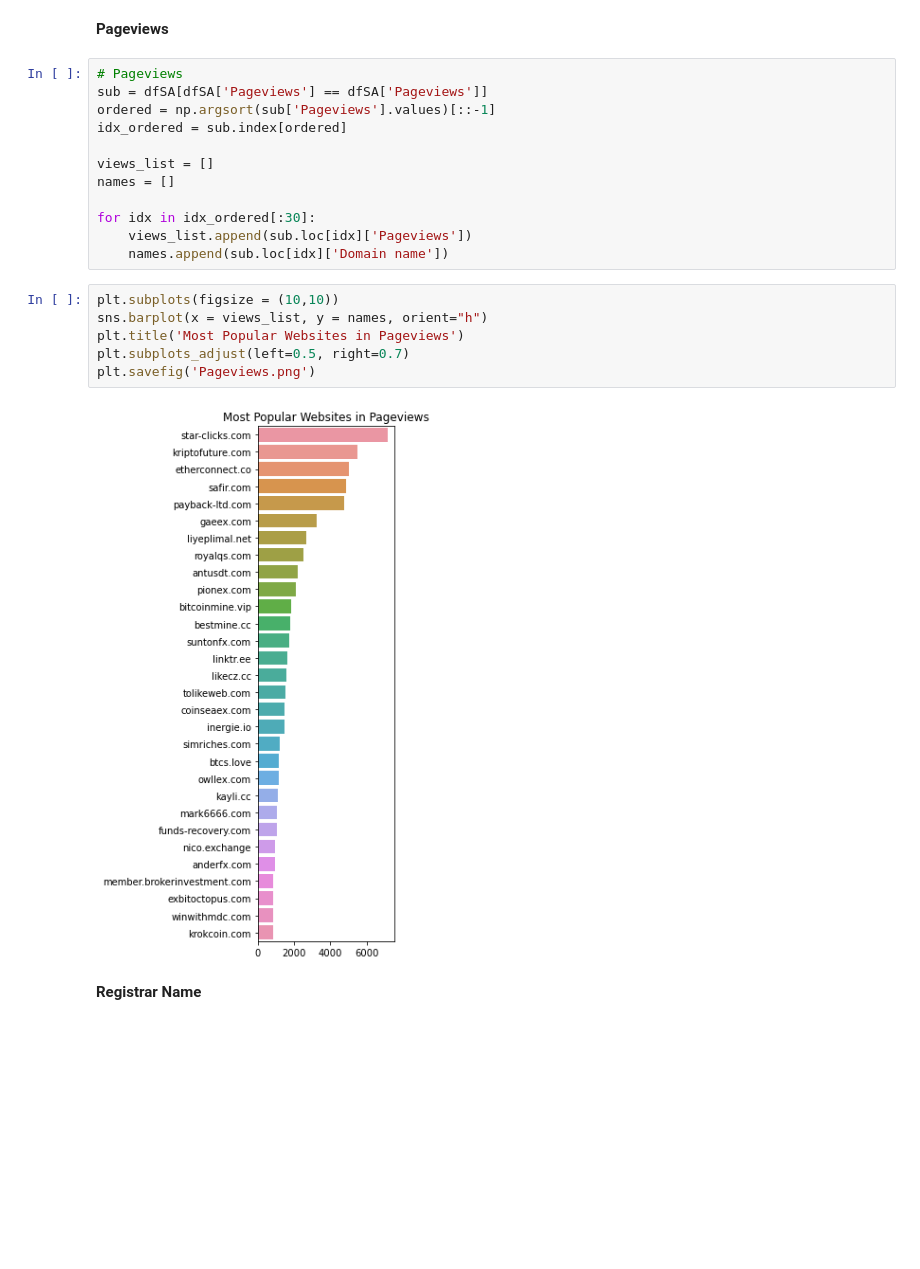
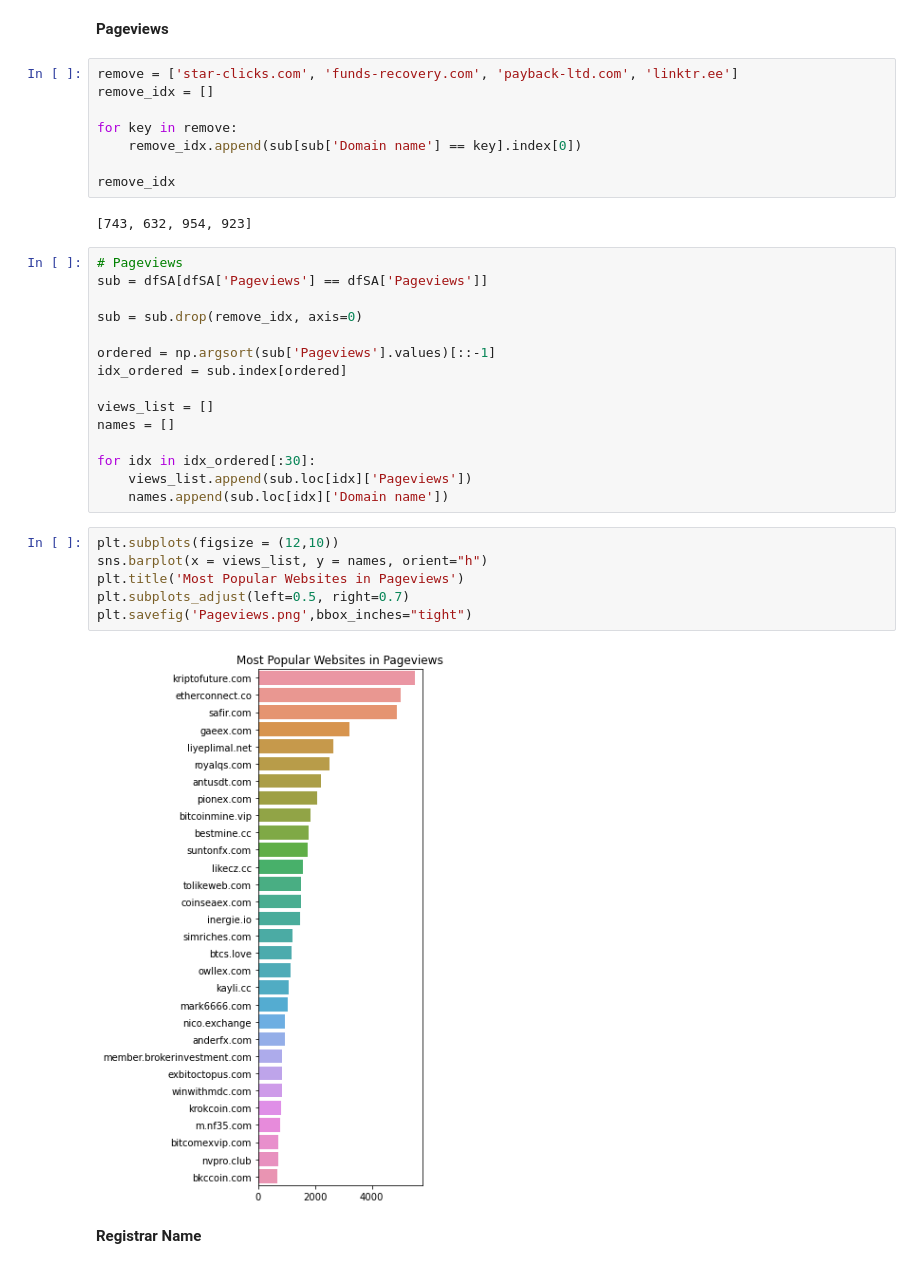
Before and after one commit to elisawarner/GASO_NetworkAnalysis, a Jupyter notebook: IPDataAnalysis.ipynb, the cells around one changed output. Cells and saved outputs as stored; diff of their text form; blank space fills up the shorter version.

```diff
--- a/IPDataAnalysis.ipynb
+++ b/IPDataAnalysis.ipynb
@@ -128,9 +132,22 @@ loc_dict['CN']
 37
 # %% [markdown]
 **Pageviews**
+# %%
+remove = ['star-clicks.com', 'funds-recovery.com', 'payback-ltd.com', 'linktr.ee']
+remove_idx = []
+
+for key in remove:
+    remove_idx.append(sub[sub['Domain name'] == key].index[0])
+
+remove_idx
+# %% [output]
+[743, 632, 954, 923]
 # %%
 # Pageviews
 sub = dfSA[dfSA['Pageviews'] == dfSA['Pageviews']]
+
+sub = sub.drop(remove_idx, axis=0)
+
 ordered = np.argsort(sub['Pageviews'].values)[::-1]
 idx_ordered = sub.index[ordered]
 
@@ -141,13 +158,13 @@ for idx in idx_ordered[:30]:
     views_list.append(sub.loc[idx]['Pageviews'])
     names.append(sub.loc[idx]['Domain name'])
 # %%
-plt.subplots(figsize = (10,10))
+plt.subplots(figsize = (12,10))
 sns.barplot(x = views_list, y = names, orient="h")
 plt.title('Most Popular Websites in Pageviews')
 plt.subplots_adjust(left=0.5, right=0.7)
-plt.savefig('Pageviews.png')
+plt.savefig('Pageviews.png',bbox_inches="tight")
 # %% [output]
-[figure, old version]
+[figure, new version]
 # %% [markdown]
 **Registrar Name**
 # %%
```
Also changed, not shown: parts of 9 cells of this notebook.
